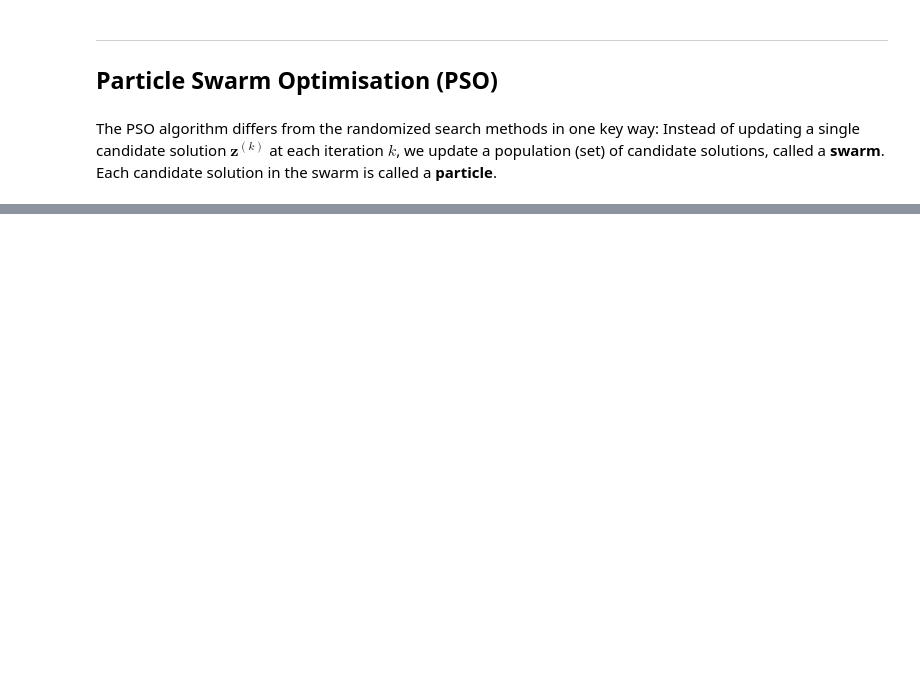
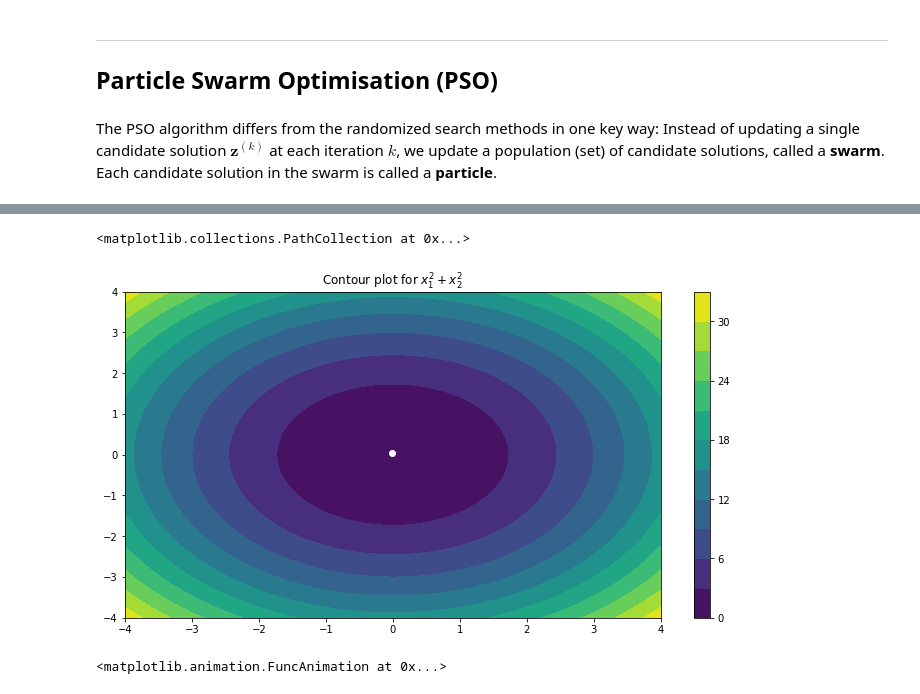
Before and after one commit to sheikhomar/opan, a Jupyter notebook: lec11.ipynb, the cells around one changed output, grey strips where cells are left out. Saved outputs shown, nothing was run; the diff lists cells and outputs as text; code cells hidden in the pictures; blank space fills up the shorter version.

```diff
--- a/lec11.ipynb
+++ b/lec11.ipynb
@@ -311,0 +346,11 @@ class Particle:
+# %%
+fig, ax = f1.plot_contour()
+best_point = result['best_point']
+ax.scatter(best_point[0], best_point[1], color='#ffffff')
+# %% [output]
+<matplotlib.collections.PathCollection at 0x...>
+[figure, added]
+# %%
+create_animation(fig, ax, result, show_annotations=True)
+# %% [output]
+<matplotlib.animation.FuncAnimation at 0x...>
```
Also changed, not shown: parts of 23 cells of this notebook, 8 other files.
